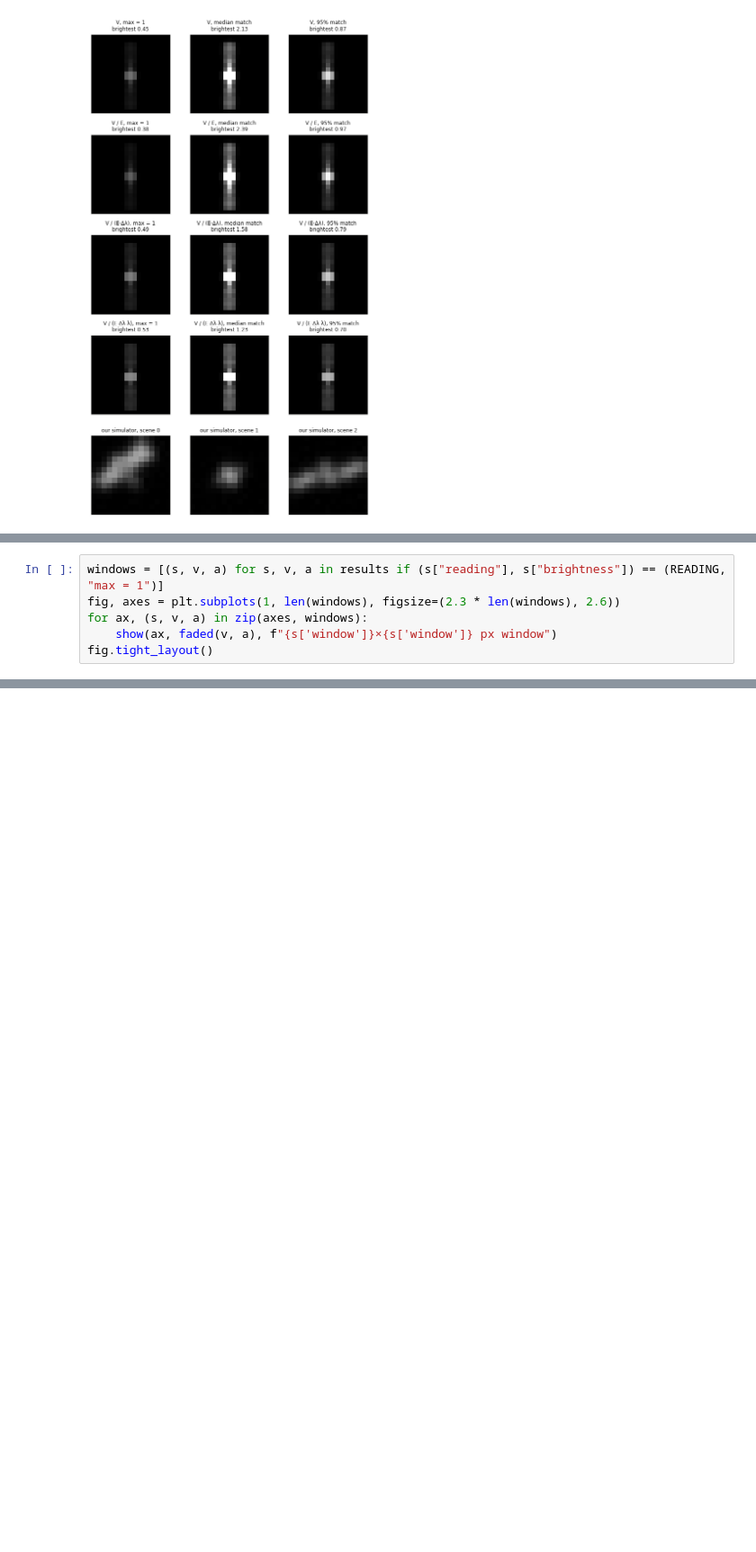
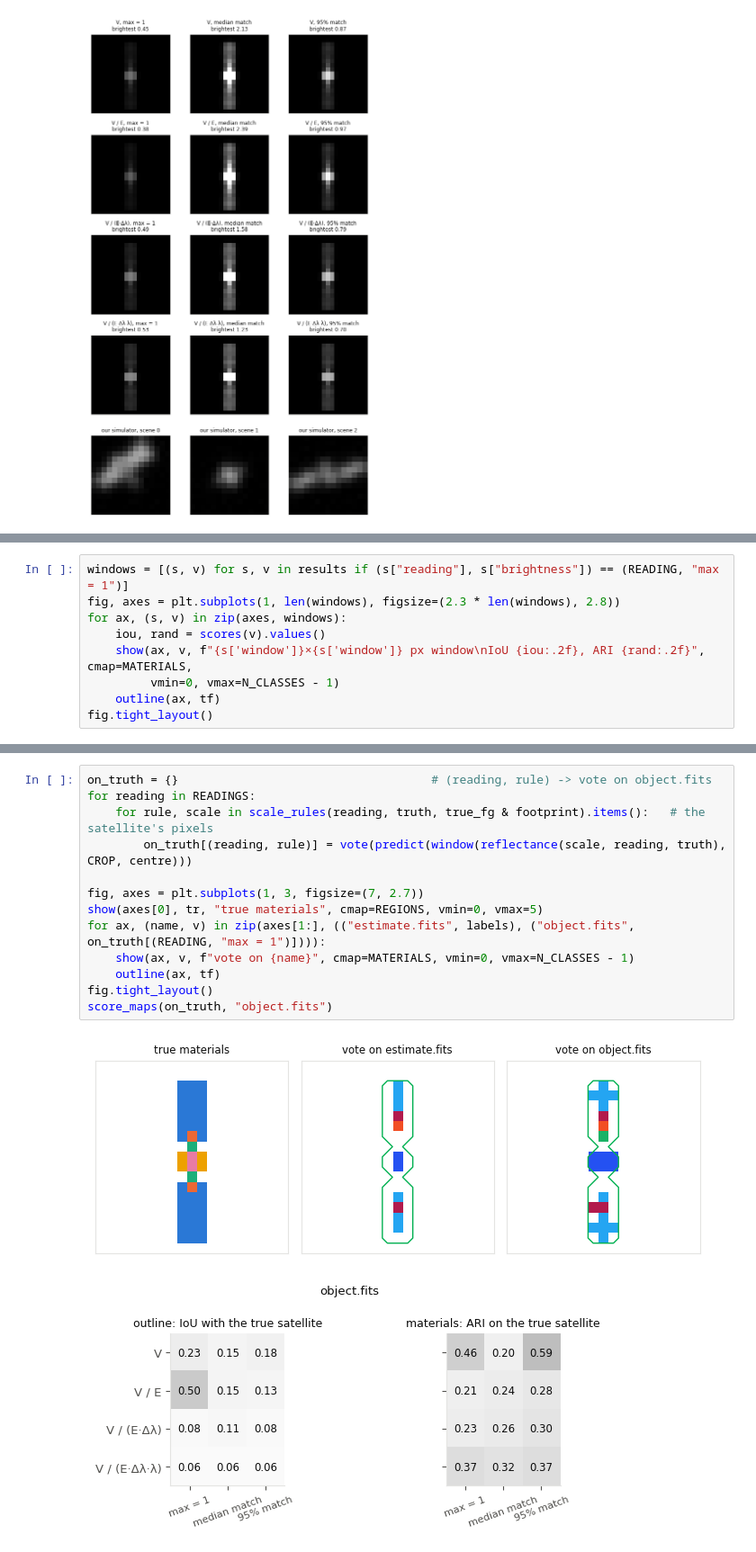
Before and after one commit to paavalipopov/satellites, a Jupyter notebook: scripts/03_estimate_fits.ipynb, the cells around one changed output, grey strips where cells are left out. Shown at 90% size. Drawn from its saved outputs; the diff is of its cells as text; blank space fills up the shorter version.

```diff
--- a/scripts/03_estimate_fits.ipynb
+++ b/scripts/03_estimate_fits.ipynb
@@ -475,7 +521,10 @@ use the same faded colours as in 2.2, and the table gives the same numbers.
 # %%
-windows = [(s, v, a) for s, v, a in results if (s["reading"], s["brightness"]) == (READING, "max = 1")]
-fig, axes = plt.subplots(1, len(windows), figsize=(2.3 * len(windows), 2.6))
-for ax, (s, v, a) in zip(axes, windows):
-    show(ax, faded(v, a), f"{s['window']}×{s['window']} px window")
+windows = [(s, v) for s, v in results if (s["reading"], s["brightness"]) == (READING, "max = 1")]
+fig, axes = plt.subplots(1, len(windows), figsize=(2.3 * len(windows), 2.8))
+for ax, (s, v) in zip(axes, windows):
+    iou, rand = scores(v).values()
+    show(ax, v, f"{s['window']}×{s['window']} px window\nIoU {iou:.2f}, ARI {rand:.2f}", cmap=MATERIALS,
+         vmin=0, vmax=N_CLASSES - 1)
+    outline(ax, tf)
 fig.tight_layout()
 # %% [output]
@@ -482,0 +546,16 @@ fig.tight_layout()
+# %%
+on_truth = {}                                    # (reading, rule) -> vote on object.fits
+for reading in READINGS:
+    for rule, scale in scale_rules(reading, truth, true_fg & footprint).items():   # the satellite's pixels
+        on_truth[(reading, rule)] = vote(predict(window(reflectance(scale, reading, truth), CROP, centre)))
+
+fig, axes = plt.subplots(1, 3, figsize=(7, 2.7))
+show(axes[0], tr, "true materials", cmap=REGIONS, vmin=0, vmax=5)
+for ax, (name, v) in zip(axes[1:], (("estimate.fits", labels), ("object.fits", on_truth[(READING, "max = 1")]))):
+    show(ax, v, f"vote on {name}", cmap=MATERIALS, vmin=0, vmax=N_CLASSES - 1)
+    outline(ax, tf)
+fig.tight_layout()
+score_maps(on_truth, "object.fits")
+# %% [output]
+[figure, added]
+[figure, added]
```
Also changed, not shown: parts of 18 cells of this notebook, 2 other files.
